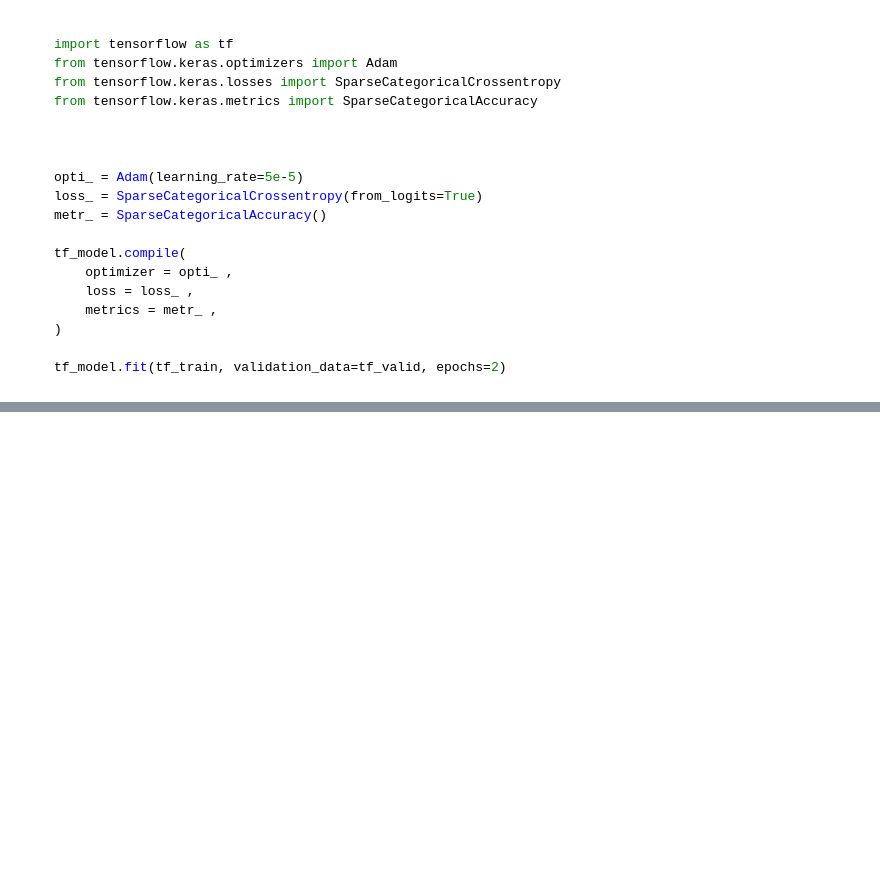
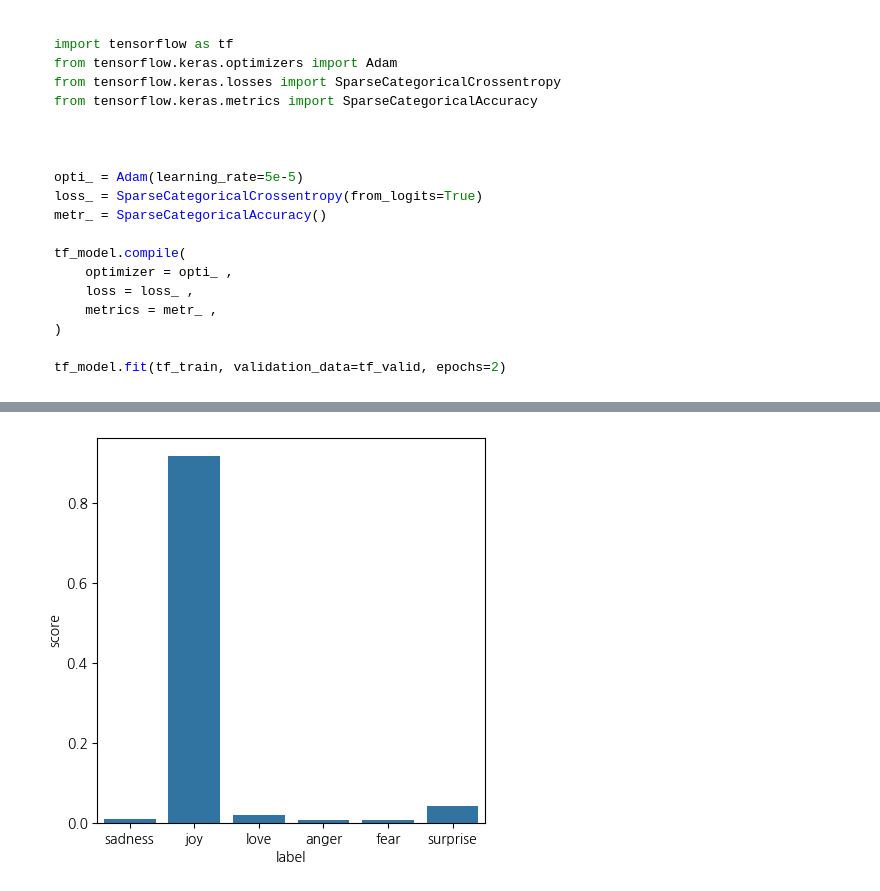
Before and after one commit to tommyjin2894/ai_study_transformer, a Jupyter notebook: 02_text_classification.ipynb, the cells around one changed output, grey strips where cells are left out. Cells and saved outputs as stored; diff of their text form; code cells hidden in the pictures; blank space fills up the shorter version.

```diff
--- a/02_text_classification.ipynb
+++ b/02_text_classification.ipynb
@@ -711,0 +675,10 @@ tf_model.fit(tf_train, validation_data=tf_valid, epochs=2)
+# %%
+from transformers import pipeline
+
+model_id = "tommyjin/distilbert-base-uncased-finetuned-emotion"
+classfier = pipeline("text-classification", model=model_id)
+# %%
+test_text = "i like this book, this book is so interesting"
+pred= classfier(test_text, return_all_scores = True)[0]
+pred_pd = pd.DataFrame(pred)
+pred_pd["label"] = labels
@@ -711,0 +695,8 @@ tf_model.fit(tf_train, validation_data=tf_valid, epochs=2)
+# %%
+fig, ax = plt.subplots(figsize=(5,5))
+
+sns.barplot(data=pred_pd,
+            x='label',
+            y='score', ax=ax);
+# %% [output]
+[figure, added]
```
Also changed, not shown: parts of 21 cells of this notebook.
